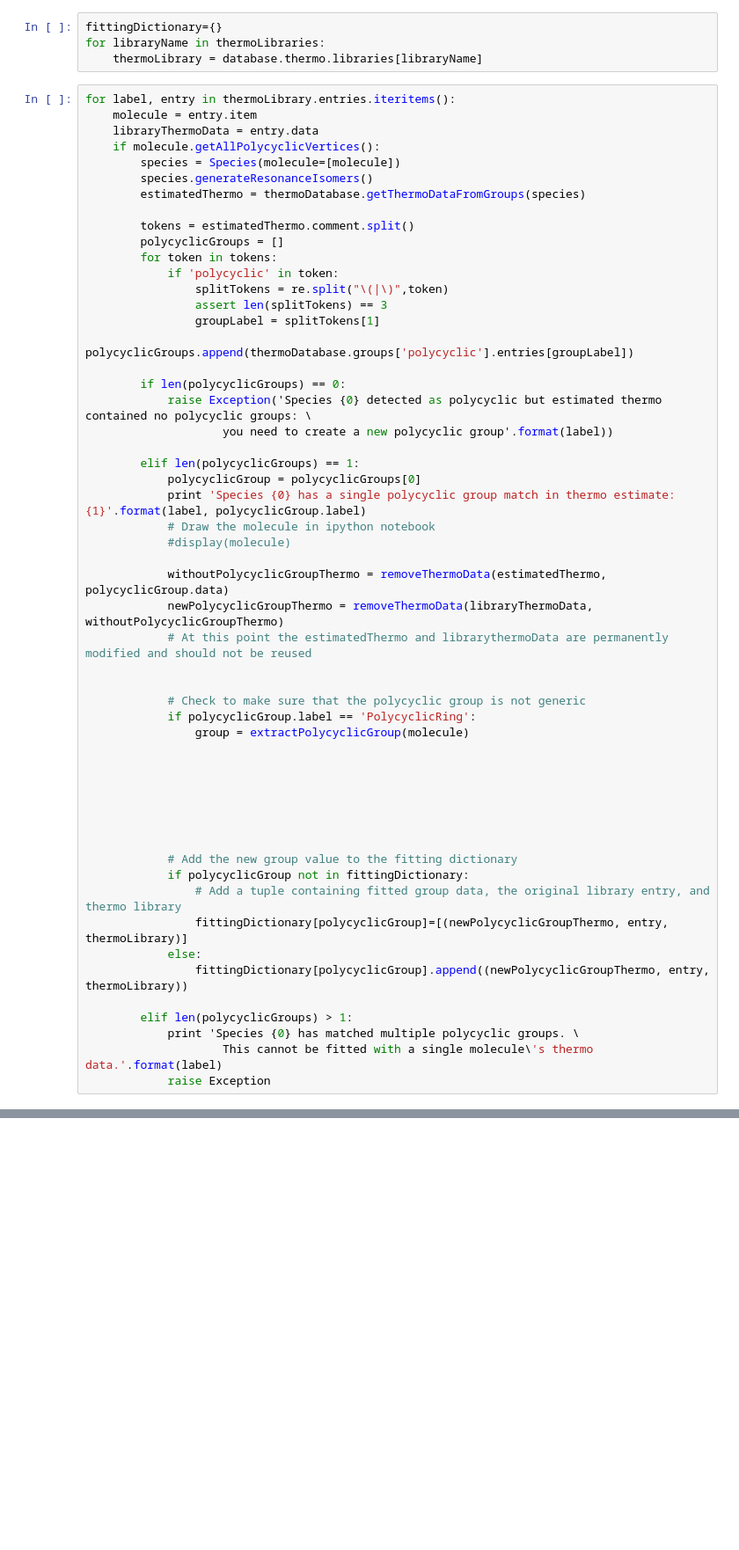
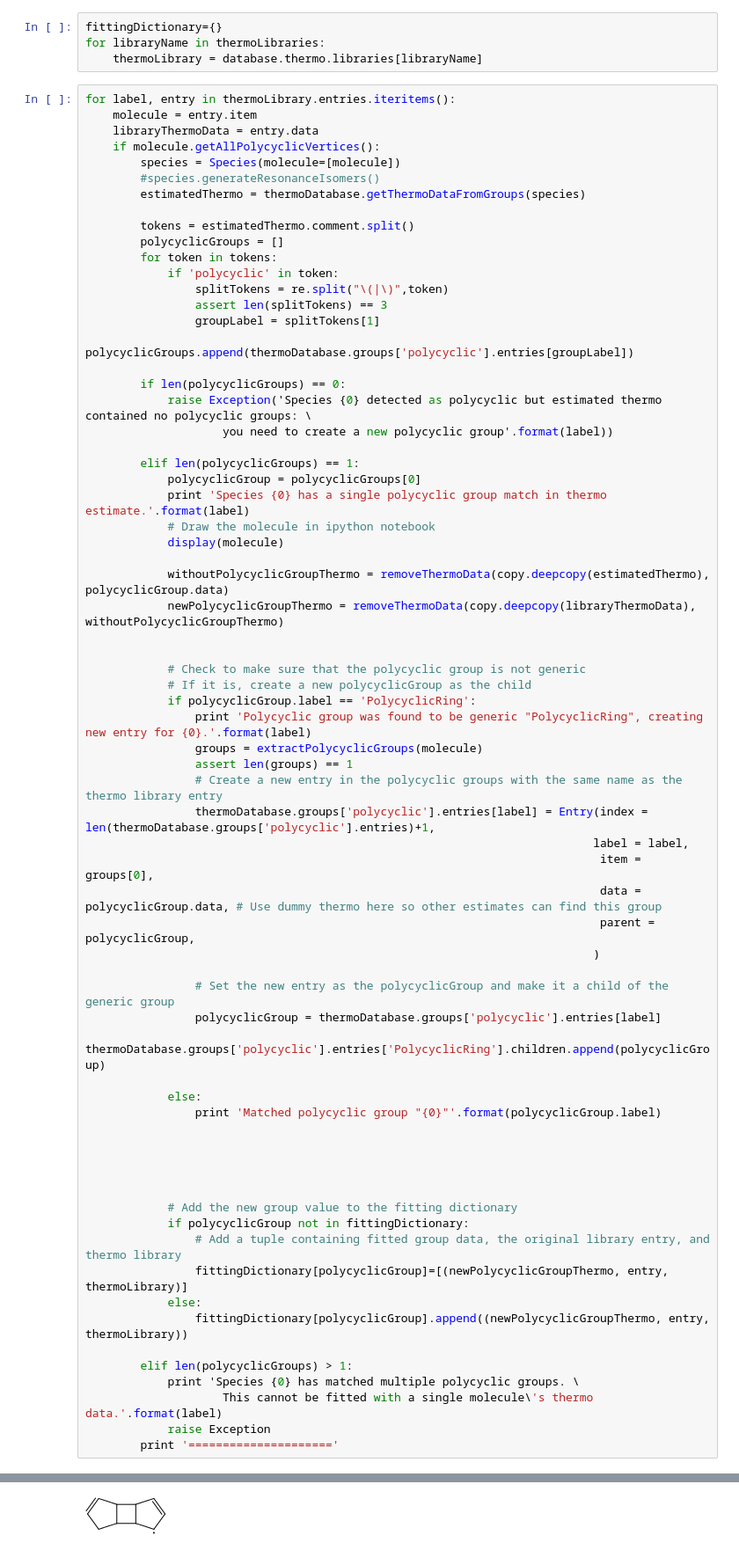
Before and after one commit to connie/RMG-database, a Jupyter notebook: scripts/fitGAVsFromThermoLibrary.ipynb, the cells around one changed output, grey strips where cells are left out. Shown: that part at 88% size. Saved outputs shown, nothing was run; the diff lists cells and outputs as text; blank space fills up the shorter version.

Commit message:
Completed polycyclic GAV script

```diff
--- a/scripts/fitGAVsFromThermoLibrary.ipynb
+++ b/scripts/fitGAVsFromThermoLibrary.ipynb
@@ -181,7 +173,7 @@ for label, entry in thermoLibrary.entries.iteritems():
     libraryThermoData = entry.data
     if molecule.getAllPolycyclicVertices():
         species = Species(molecule=[molecule])
-        species.generateResonanceIsomers()
+        #species.generateResonanceIsomers()
         estimatedThermo = thermoDatabase.getThermoDataFromGroups(species)
 
         tokens = estimatedThermo.comment.split()
@@ -199,20 +191,34 @@ for label, entry in thermoLibrary.entries.iteritems():
 
         elif len(polycyclicGroups) == 1:
             polycyclicGroup = polycyclicGroups[0]
-            print 'Species {0} has a single polycyclic group match in thermo estimate: {1}'.format(label, polycyclicGroup.label)
+            print 'Species {0} has a single polycyclic group match in thermo estimate.'.format(label)
             # Draw the molecule in ipython notebook
-            #display(molecule)
+            display(molecule)
 
-            withoutPolycyclicGroupThermo = removeThermoData(estimatedThermo, polycyclicGroup.data)
-            newPolycyclicGroupThermo = removeThermoData(libraryThermoData, withoutPolycyclicGroupThermo)
-            # At this point the estimatedThermo and librarythermoData are permanently modified and should not be reused
+            withoutPolycyclicGroupThermo = removeThermoData(copy.deepcopy(estimatedThermo), polycyclicGroup.data)
+            newPolycyclicGroupThermo = removeThermoData(copy.deepcopy(libraryThermoData), withoutPolycyclicGroupThermo)
 
 
             # Check to make sure that the polycyclic group is not generic
+            # If it is, create a new polycyclicGroup as the child
             if polycyclicGroup.label == 'PolycyclicRing':
-                group = extractPolycyclicGroup(molecule)
+                print 'Polycyclic group was found to be generic "PolycyclicRing", creating new entry for {0}.'.format(label)
+                groups = extractPolycyclicGroups(molecule)
+                assert len(groups) == 1
+                # Create a new entry in the polycyclic groups with the same name as the thermo library entry
+                thermoDatabase.groups['polycyclic'].entries[label] = Entry(index = len(thermoDatabase.groups['polycyclic'].entries)+1,
+                                                                          label = label,
+                                                                           item = groups[0],
+                                                                           data = polycyclicGroup.data, # Use dummy thermo here so other estimates can find this group
+                                                                           parent = polycyclicGroup,
+                                                                          )
 
+                # Set the new entry as the polycyclicGroup and make it a child of the generic group
+                polycyclicGroup = thermoDatabase.groups['polycyclic'].entries[label]
+                thermoDatabase.groups['polycyclic'].entries['PolycyclicRing'].children.append(polycyclicGroup)
 
+            else:
+                print 'Matched polycyclic group "{0}"'.format(polycyclicGroup.label)
 
 
 
@@ -229,4 +235,5 @@ for label, entry in thermoLibrary.entries.iteritems():
             print 'Species {0} has matched multiple polycyclic groups. \
                     This cannot be fitted with a single molecule\'s thermo data.'.format(label)
             raise Exception
+        print '====================='
 # %% [output]
@@ -233,0 +241 @@ Species pdt7 has a single polycyclic group match in thermo estimate: PolycyclicR
+[figure, added]
```
Also changed, not shown: parts of 8 cells of this notebook.
